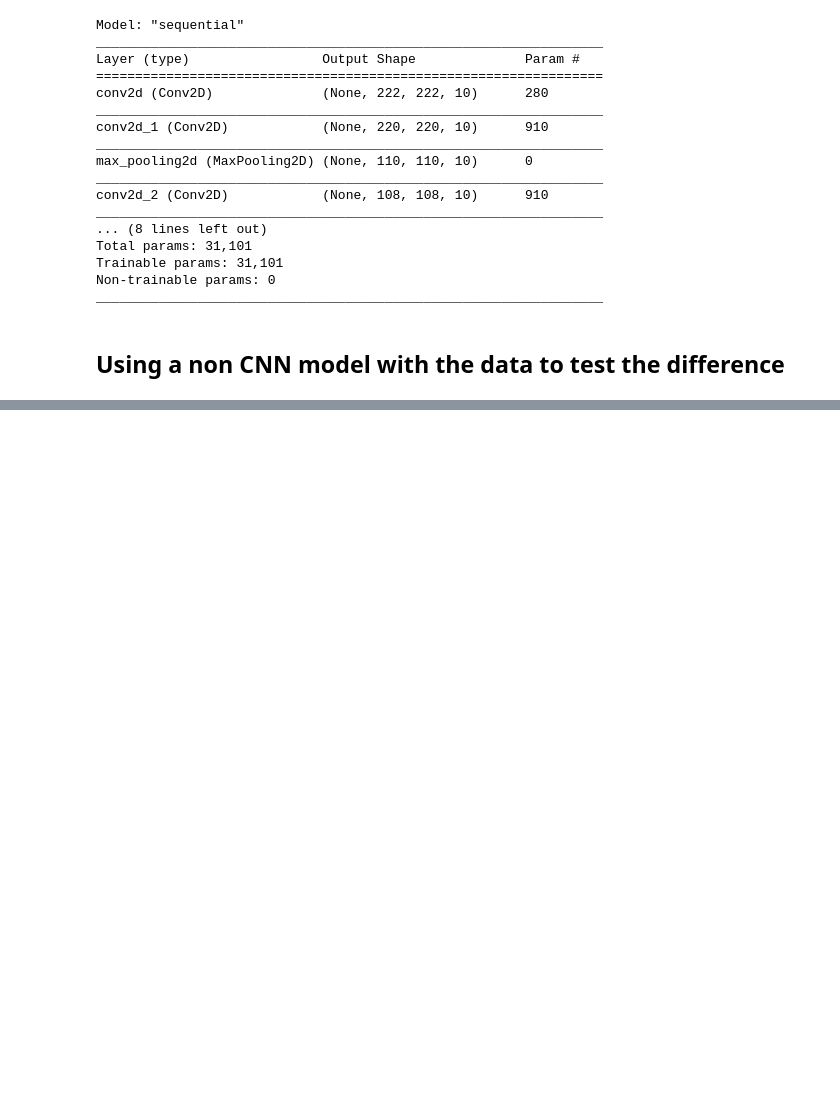
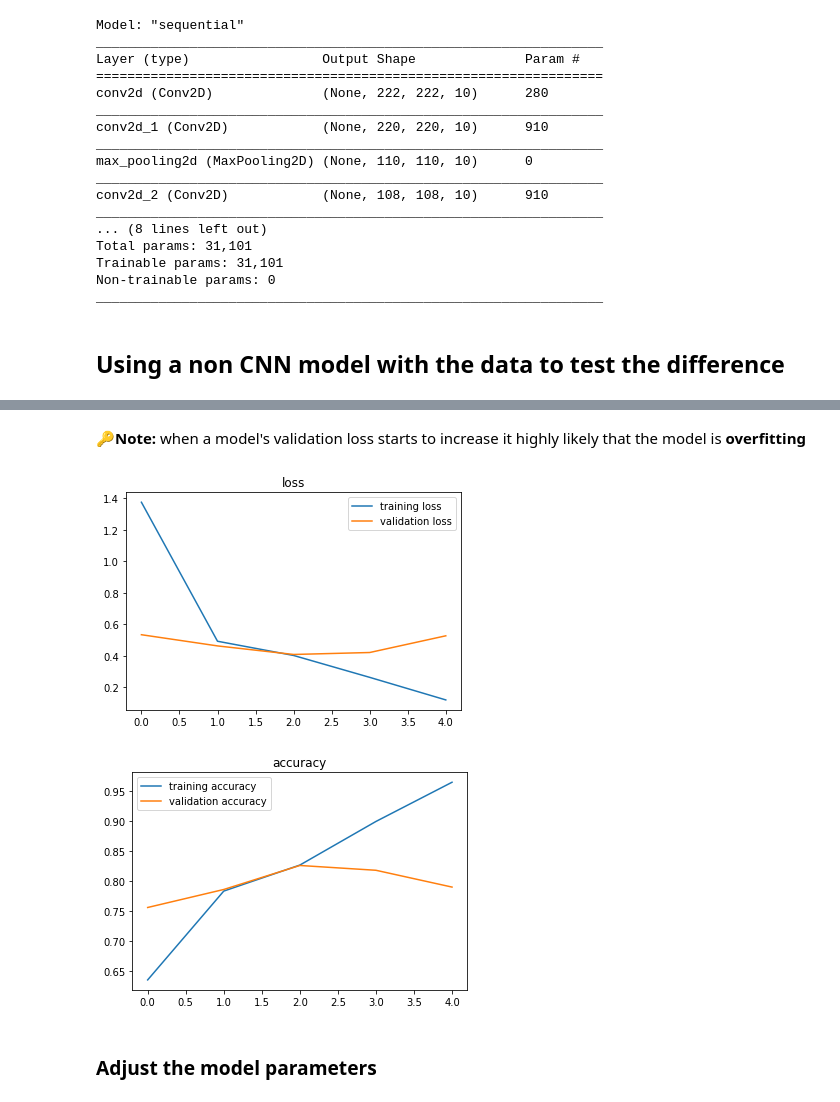
Before and after one commit to Md7tz/Machine-learning-and-AI-notebooks, a Jupyter notebook: Computer_Vision_with_Tensorflow_CNNs.ipynb, the cells around one changed output, grey strips where cells are left out. Saved outputs shown, nothing was run; the diff lists cells and outputs as text; code cells hidden in the pictures; blank space fills up the shorter version.

```diff
--- a/Computer_Vision_with_Tensorflow_CNNs.ipynb
+++ b/Computer_Vision_with_Tensorflow_CNNs.ipynb
@@ -300,0 +412,5 @@ Epoch 5/5
+# %%
+# Create train and test data generators and rescale the data (Normalization)
+from tensorflow.keras.preprocessing.image import ImageDataGenerator
+train_datagen = ImageDataGenerator(rescale=1./255)
+test_datagen = ImageDataGenerator(rescale=1./255)
@@ -300,0 +590,35 @@ Epoch 5/5
+# %%
+def plot_loss_curves(history):
+  """
+  Return Separate loss curves for training and validation metrics.
+  """
+
+  loss = history.history["loss"]
+  val_loss = history.history["val_loss"]
+  accuracy = history.history["accuracy"]
+  val_accuracy = history.history["val_accuracy"]
+
+  epochs = range(len(loss))
+
+  # plot loss curves
+  plt.plot(epochs, loss, label="training loss")
+  plt.plot(epochs, val_loss, label="validation loss")
+  plt.title("loss")
+  plt.legend()
+
+  plt.figure()
+
+  # plot accuracy curves
+  plt.plot(epochs, accuracy, label="training accuracy")
+  plt.plot(epochs, val_accuracy, label="validation accuracy")
+  plt.title("accuracy")
+  plt.legend()
+# %% [markdown]
+🔑**Note:** when a model's validation loss starts to increase it highly likely that the model is **overfitting**
+# %%
+plot_loss_curves(history_4)
+# %% [output]
+[figure, added]
+[figure, added]
+# %% [markdown]
+### Adjust the model parameters
```
Also changed, not shown: parts of 68 cells of this notebook.
